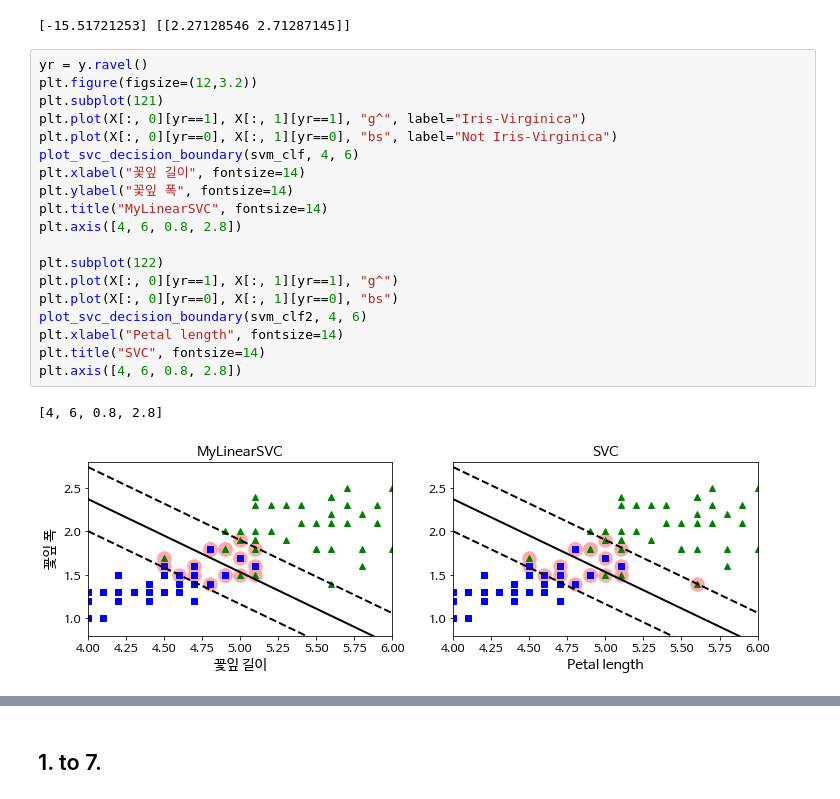
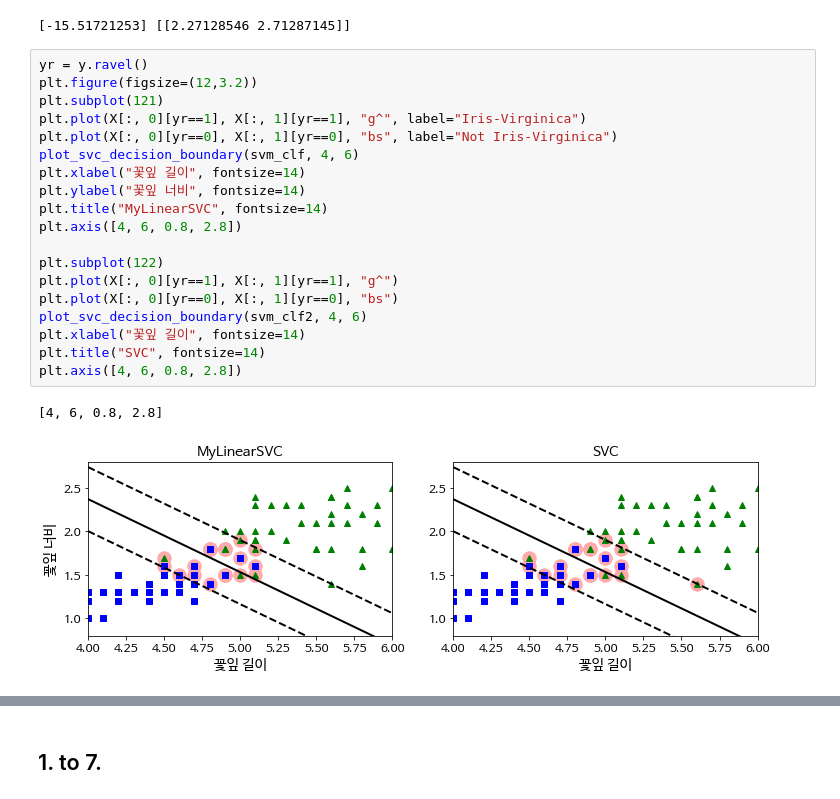
Before and after one commit to gocks8/deep_study, a Jupyter notebook: 05_support_vector_machines.ipynb, the cells around one changed output, grey strips where cells are left out. Drawn from its saved outputs; the diff is of its cells as text.

```diff
--- a/05_support_vector_machines.ipynb
+++ b/05_support_vector_machines.ipynb
@@ -878,25 +876,25 @@ print(svm_clf2.intercept_, svm_clf2.coef_)
 # %%
 yr = y.ravel()
 plt.figure(figsize=(12,3.2))
 plt.subplot(121)
 plt.plot(X[:, 0][yr==1], X[:, 1][yr==1], "g^", label="Iris-Virginica")
 plt.plot(X[:, 0][yr==0], X[:, 1][yr==0], "bs", label="Not Iris-Virginica")
 plot_svc_decision_boundary(svm_clf, 4, 6)
 plt.xlabel("꽃잎 길이", fontsize=14)
-plt.ylabel("꽃잎 폭", fontsize=14)
+plt.ylabel("꽃잎 너비", fontsize=14)
 plt.title("MyLinearSVC", fontsize=14)
 plt.axis([4, 6, 0.8, 2.8])
 
 plt.subplot(122)
 plt.plot(X[:, 0][yr==1], X[:, 1][yr==1], "g^")
 plt.plot(X[:, 0][yr==0], X[:, 1][yr==0], "bs")
 plot_svc_decision_boundary(svm_clf2, 4, 6)
-plt.xlabel("Petal length", fontsize=14)
+plt.xlabel("꽃잎 길이", fontsize=14)
 plt.title("SVC", fontsize=14)
 plt.axis([4, 6, 0.8, 2.8])
 # %% [output]
 [4, 6, 0.8, 2.8]
-[figure, old version]
+[figure, new version]
 # %%
 from sklearn.linear_model import SGDClassifier
 
```
Also changed, not shown: parts of 114 cells of this notebook, 14 other files.
